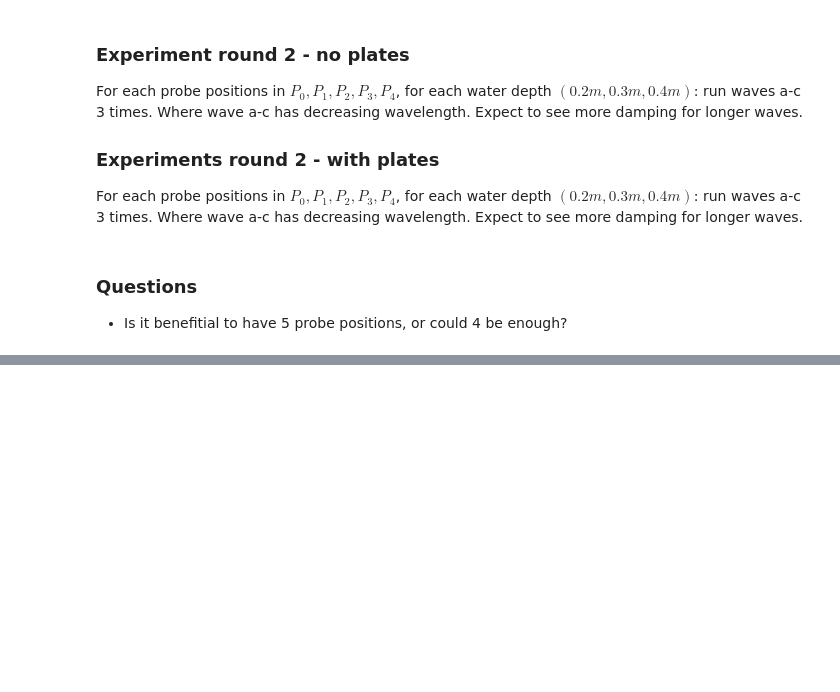
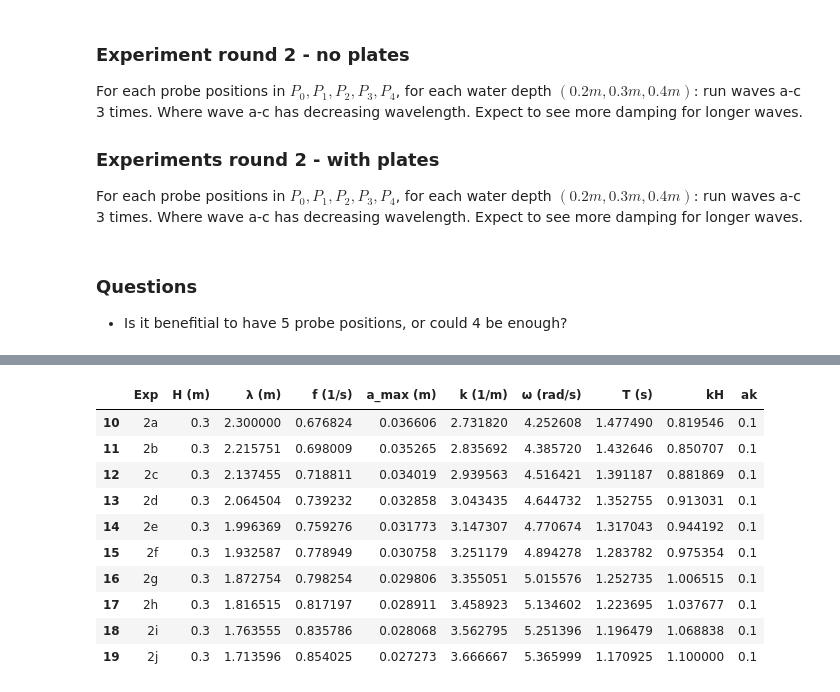
Before and after one commit to kjes4pres/Master_code, a Jupyter notebook: wave_params_to_run.ipynb, the cells around one changed output, grey strips where cells are left out. Cells and saved outputs as stored; diff of their text form; code cells hidden in the pictures; blank space fills up the shorter version.

```diff
--- a/wave_params_to_run.ipynb
+++ b/wave_params_to_run.ipynb
@@ -89,0 +112,14 @@ df
+# %%
+df[10:20]
+# %% [output]
+|  | Exp | H (m) | λ (m) | f (1/s) | a_max (m) | k (1/m) | ω (rad/s) | T (s) | kH | ak |
+| 10 | 2a | 0.3 | 2.300000 | 0.676824 | 0.036606 | 2.731820 | 4.252608 | 1.477490 | 0.819546 | 0.1 |
+| 11 | 2b | 0.3 | 2.215751 | 0.698009 | 0.035265 | 2.835692 | 4.385720 | 1.432646 | 0.850707 | 0.1 |
+| 12 | 2c | 0.3 | 2.137455 | 0.718811 | 0.034019 | 2.939563 | 4.516421 | 1.391187 | 0.881869 | 0.1 |
+| 13 | 2d | 0.3 | 2.064504 | 0.739232 | 0.032858 | 3.043435 | 4.644732 | 1.352755 | 0.913031 | 0.1 |
+| 14 | 2e | 0.3 | 1.996369 | 0.759276 | 0.031773 | 3.147307 | 4.770674 | 1.317043 | 0.944192 | 0.1 |
+| 15 | 2f | 0.3 | 1.932587 | 0.778949 | 0.030758 | 3.251179 | 4.894278 | 1.283782 | 0.975354 | 0.1 |
+| 16 | 2g | 0.3 | 1.872754 | 0.798254 | 0.029806 | 3.355051 | 5.015576 | 1.252735 | 1.006515 | 0.1 |
+| 17 | 2h | 0.3 | 1.816515 | 0.817197 | 0.028911 | 3.458923 | 5.134602 | 1.223695 | 1.037677 | 0.1 |
+| 18 | 2i | 0.3 | 1.763555 | 0.835786 | 0.028068 | 3.562795 | 5.251396 | 1.196479 | 1.068838 | 0.1 |
+| 19 | 2j | 0.3 | 1.713596 | 0.854025 | 0.027273 | 3.666667 | 5.365999 | 1.170925 | 1.100000 | 0.1 |
```
Also changed, not shown: parts of 8 cells of this notebook, 2 other files.
